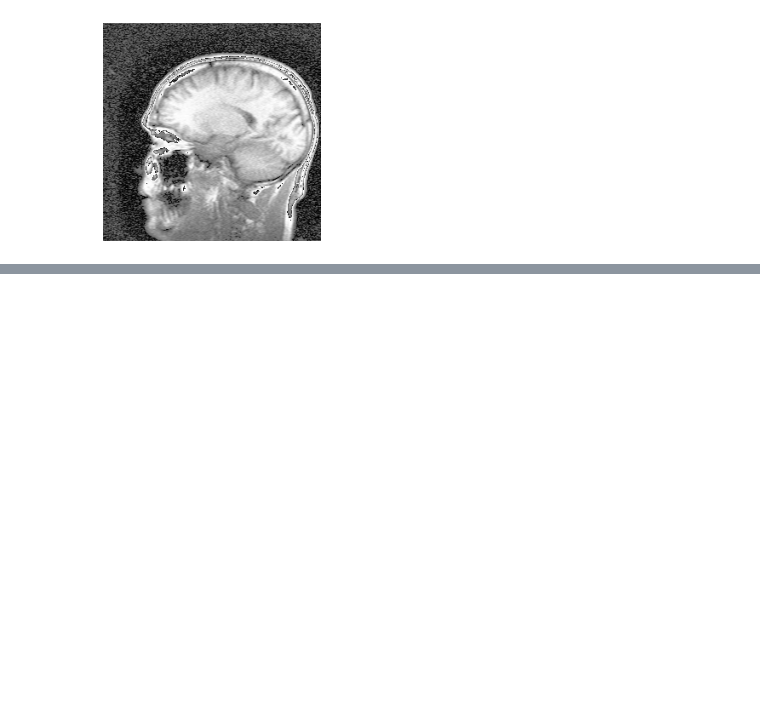
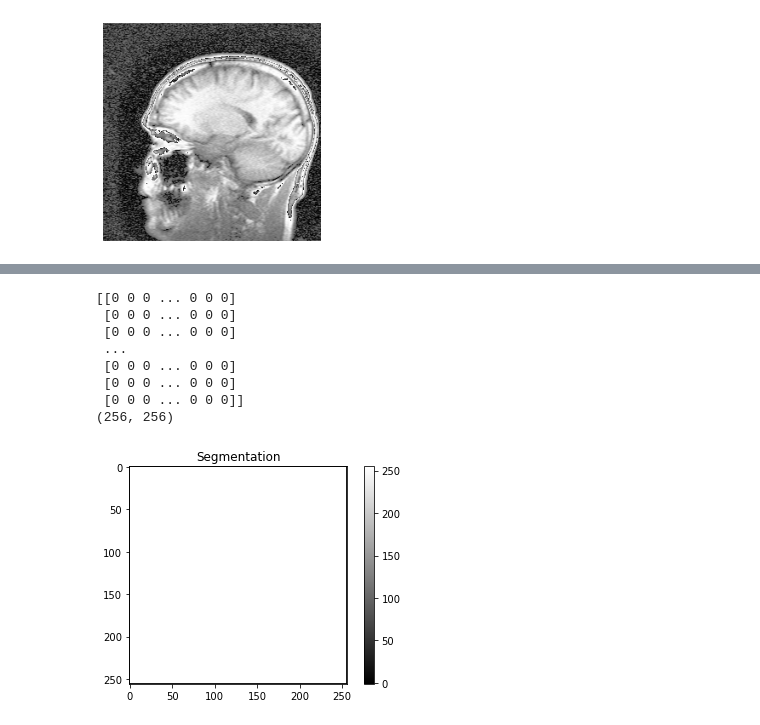
Before and after one commit to CorleoneJW/3DHuman, a Jupyter notebook: CTimage.ipynb, the cells around one changed output, grey strips where cells are left out. Cells and saved outputs as stored; diff of their text form; code cells hidden in the pictures; blank space fills up the shorter version.

```diff
--- a/CTimage.ipynb
+++ b/CTimage.ipynb
@@ -87,0 +130,28 @@ plt.show()
+# %%
+# Combined with the watershed
+watershedImage = cv2.cvtColor(cannyImage, cv2.COLOR_GRAY2BGR)
+
+#create the markers to record the result
+markers = np.zeros_like(cannyImage, dtype=np.int32)     # the values of three channels are the same
+
+# mark the edge as white, the value of background is 0
+markers[edges != 0] = 255
+
+# using the region growing method based on edge to do the segmentation
+segmentation = cv2.watershed(watershedImage, markers)
+
+print(segmentation.shape)
+plt.imshow(segmentation, cmap='gray')
+plt.title('Segmentation')
+plt.colorbar()
+plt.show()
+# %% [output]
+[[0 0 0 ... 0 0 0]
+ [0 0 0 ... 0 0 0]
+ [0 0 0 ... 0 0 0]
+ ...
+ [0 0 0 ... 0 0 0]
+ [0 0 0 ... 0 0 0]
+ [0 0 0 ... 0 0 0]]
+(256, 256)
+[figure, added]
```
Also changed, not shown: parts of 3 cells of this notebook.
